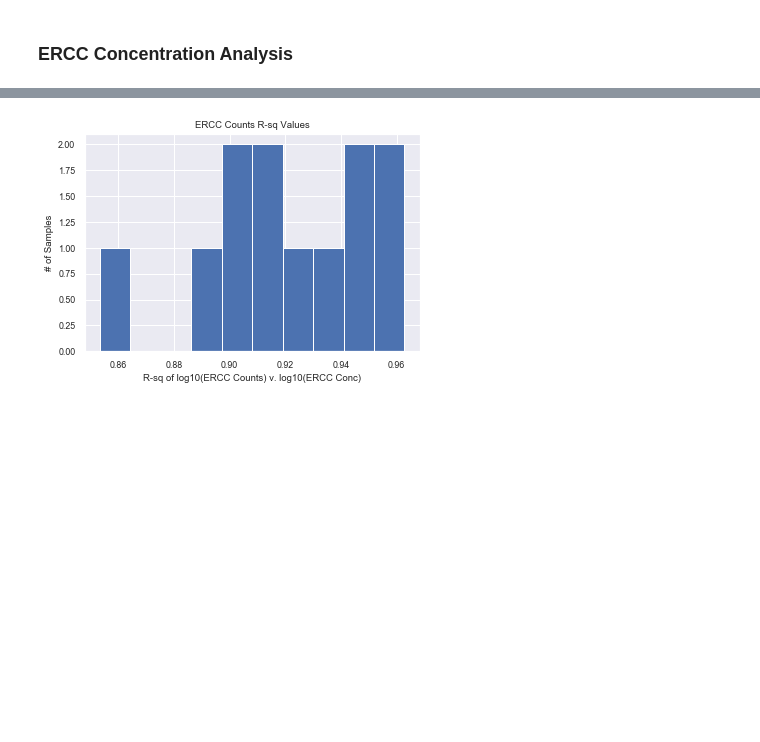
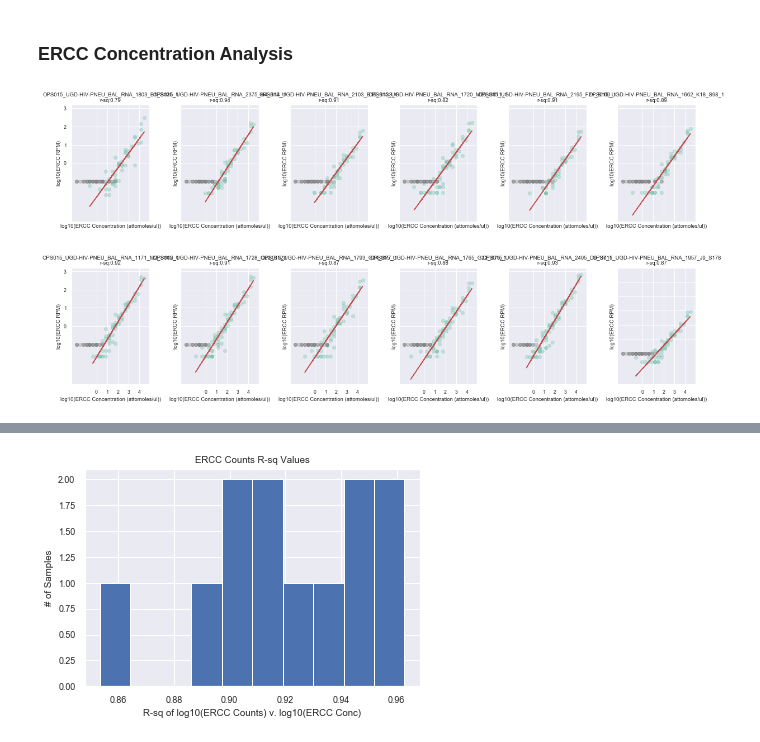
Before and after one commit to chanzuckerberg/czid-notebooks, a Jupyter notebook: QCReport/IDseq QC Report.ipynb, the cells around one changed output, grey strips where cells are left out. Cells and saved outputs as stored; diff of their text form; code cells hidden in the pictures; blank space fills up the shorter version.

```diff
--- a/QCReport/IDseq QC Report.ipynb
+++ b/QCReport/IDseq QC Report.ipynb
@@ -376,6 +378,93 @@ if genecounts_dir:
         rsq_coefs[i] = r_value**2
 
     rsq_coefs_series = pd.Series(rsq_coefs)
+# %%
+# REDO OF THIS FUNCTION!! TODO - MAKE CHANGES HERE!!!
+
+if genecounts_dir:
+
+    #
+    # Plot all ERCC scatterplots as separate plots on one page
+    #       (these will be slightly different than what is plotted in the IDseq interface bc they
+    #        are scaled to RPM, instead of raw read-pairs)
+    #
+
+    # multiply ERCC counts by 2 to be comparable to the total number of reads
+    # because STAR counts read pairs while IDseq counts raw read numbers
+    ercc_rpm = ((ercc_df*2)*1000000).div(report_csv_df['total_reads'][(ercc_df*2).columns], axis=1)
+
+    sns.set(font_scale=.8)
+
+    total_samples = len(ercc_df.columns)
+    ncol = 6
+    nrow = int(np.ceil(total_samples / ncol))
+
+    fig, axarr = plt.subplots(nrow,ncol, figsize=(20, 4.6*nrow), sharex=True, sharey=True, facecolor='white')
+    fig.subplots_adjust(hspace=0.4, wspace=0.4)
+    row = 0
+    col = 0
+
+    rsq_eqns_rpm = {}
+    rsq_coefs_rpm = {}
+
+    for i in ercc_df.columns:
+
+        this = ercc_rpm[[i]].squeeze()
+        y_true = this[this > 0]
+        y_true.dropna(inplace=True)
+
+        dr_max = ercc_ref_sorted.loc[y_true.index]['concentration in Mix 1 (attomoles/ul)'].max()
+        dr_min = ercc_ref_sorted.loc[y_true.index]['concentration in Mix 1 (attomoles/ul)'].min()
+        dr_range = dr_max/dr_min
+
+        y_notpresent = this[this == 0]
+        y_notpresent.dropna(inplace=True)
+
+        x_true = ercc_ref_sorted.loc[y_true.index]['concentration in Mix 1 (attomoles/ul)']
+        x_notpresent = ercc_ref_sorted.loc[y_notpresent.index]['concentration in Mix 1 (attomoles/ul)']
+
+        slope, intercept, r_value, p_value, std_err = stats.linregress(np.log10(x_true), np.log10(y_true))
+
+        # FORMULA FOR ERCCs
+        # log10(y_rpm) = m * (log10(x_concentration)) + b
+        # if RPM threshold = 1 then log10(1) = 0
+        # 0 = m * log10(x_concentration) + b
+        # -b/m = log10(x_concentration)
+
+        x_at_y0 = (0-intercept)/slope
+        conc = 10**(x_at_y0)
+        rsq_eqns_rpm[i] = {'r_value':r_value**2, 'slope':slope, 'intercept':intercept,
+                           'x_at_y0':x_at_y0, 'LOD_attomoles_per_ul':conc,
+                          'dr_min':dr_min,
+                          'dr_max':dr_max,
+                          'dynamic_range': dr_range}
+        rsq_coefs_rpm[i] = r_value**2
+
+        curr_color = color_dict[report_csv_df.loc[i][metadata_var]]
+
+        axarr[row,col].scatter(np.log10(x_true), np.log10(y_true), color = curr_color, alpha=0.3) # true values from which line is generated
+        axarr[row,col].scatter(np.log10(x_notpresent), np.log10([0.1 for n in range(len(x_notpresent))]), color='grey', alpha=.3)
+        axarr[row,col].plot(np.log10(x_true), intercept + slope*np.log10(x_true), '-r')
+
+        axarr[row,col].set_xlabel('log10(ERCC Concentration (attomoles/ul))')
+        axarr[row,col].set_ylabel('log10(ERCC RPM)')
+        axarr[row,col].set_title(i + '\nr-sq:' + str(np.round(r_value**2,2)))
+        axarr[row,col].set_xticks(np.arange(0,5,1))
+        axarr[row,col].set_yticks(np.arange(0,6,1))
+
+        if col == ncol-1:
+            row += 1
+            col = 0
+        else:
+            col += 1
+
+
+    plt.savefig(output_dir + 'Figure4B_ERCC_RPM_plots.pdf')
+
+    rsq_eqn_df = pd.DataFrame.from_dict(rsq_eqns_rpm, orient='index')
+    rsq_eqn_df.to_csv(output_dir + 'rsq_eqn.csv')
+# %% [output]
+[figure, added]
 # %%
 if genecounts_dir:
 
```
Also changed, not shown: parts of 9 cells of this notebook.
